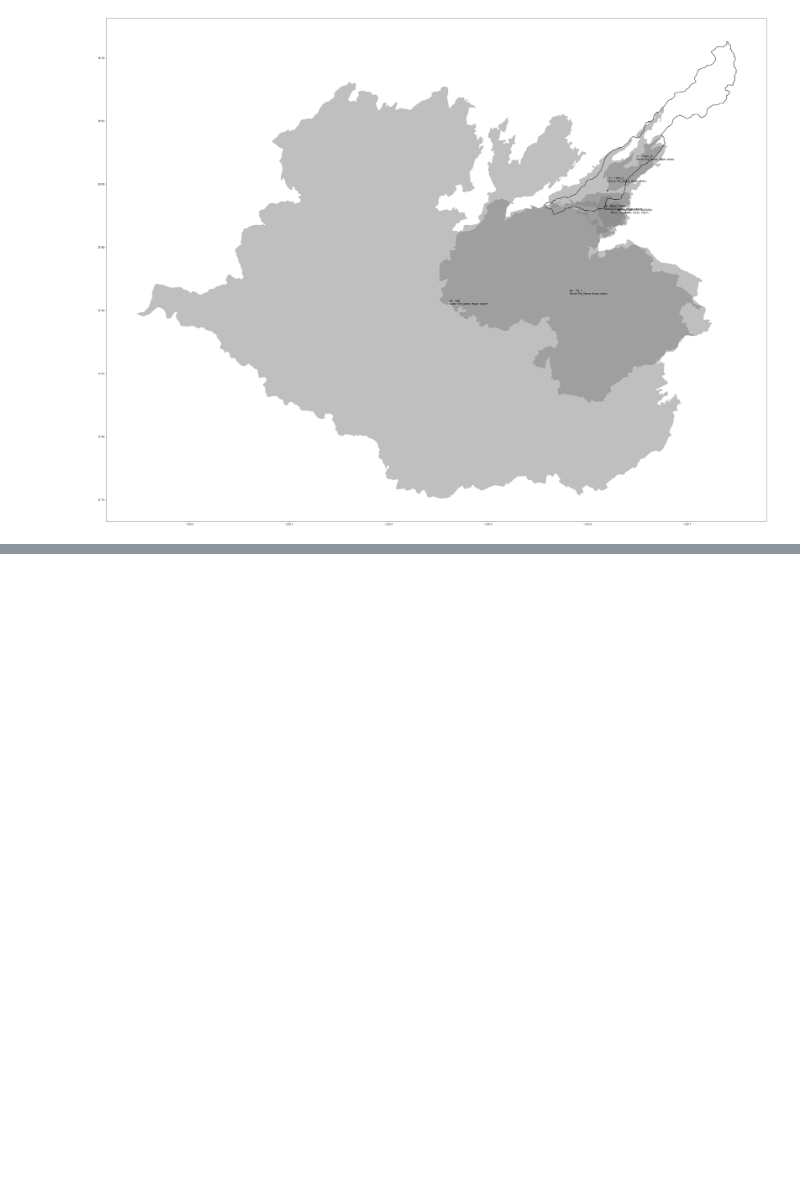
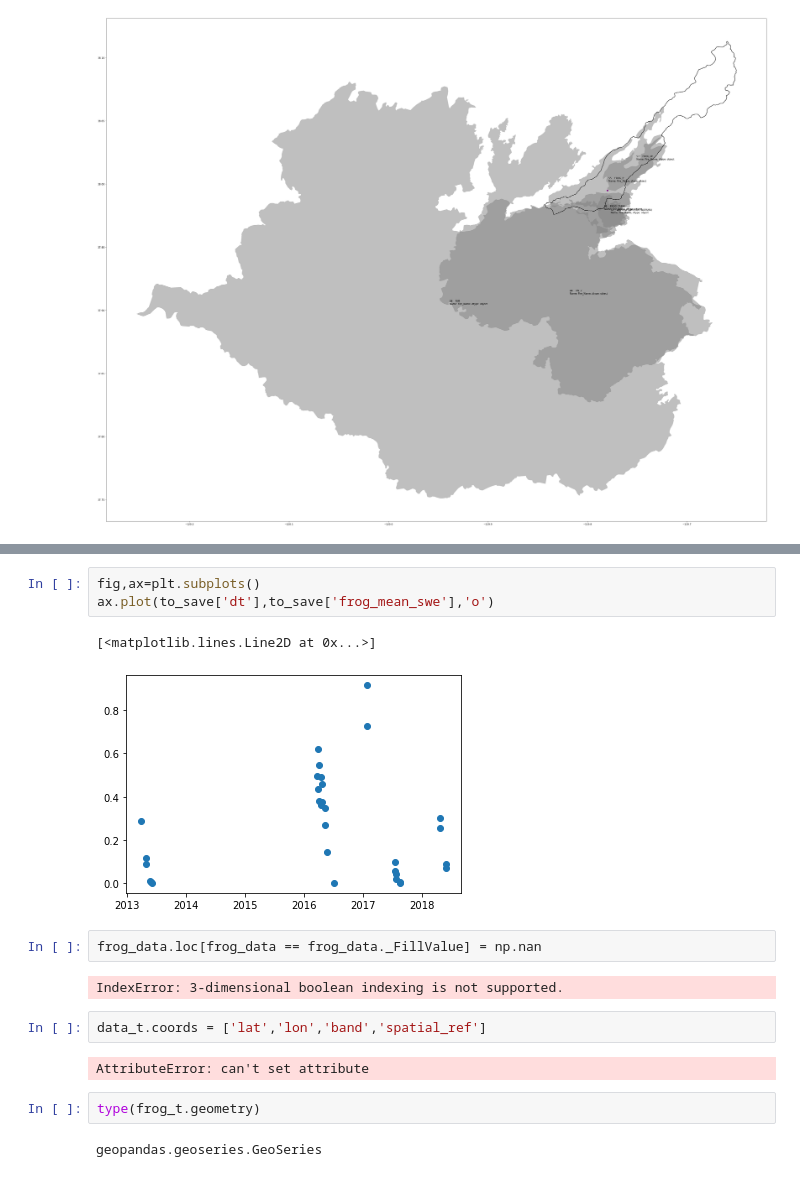
Before and after one commit to mariannecowherd/pyrodiversity, a Jupyter notebook: code/YosemiteDemo.ipynb, the cells around one changed output, grey strips where cells are left out. Saved outputs shown, nothing was run; the diff lists cells and outputs as text; blank space fills up the shorter version.

```diff
--- a/code/YosemiteDemo.ipynb
+++ b/code/YosemiteDemo.ipynb
@@ -188,0 +279,18 @@ frog_t.boundary.plot(ax=ax,color='black')
+# %%
+fig,ax=plt.subplots()
+ax.plot(to_save['dt'],to_save['frog_mean_swe'],'o')
+# %% [output]
+[<matplotlib.lines.Line2D at 0x...>]
+[figure, added]
+# %%
+frog_data.loc[frog_data == frog_data._FillValue] = np.nan
+# %% [output]
+IndexError: 3-dimensional boolean indexing is not supported.
+# %%
+data_t.coords = ['lat','lon','band','spatial_ref']
+# %% [output]
+AttributeError: can't set attribute
+# %%
+type(frog_t.geometry)
+# %% [output]
+geopandas.geoseries.GeoSeries
```
Also changed, not shown: parts of 3 cells of this notebook.
